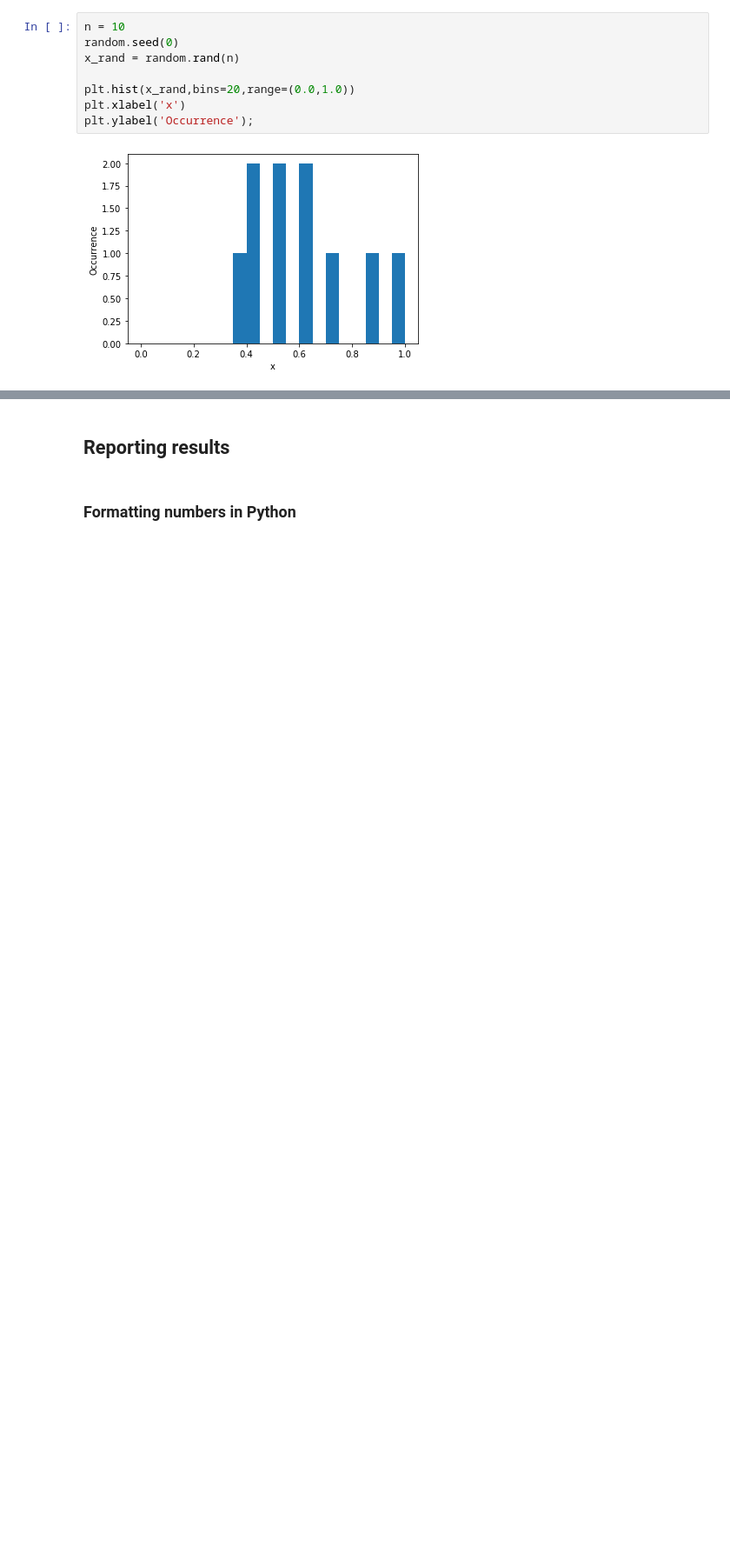
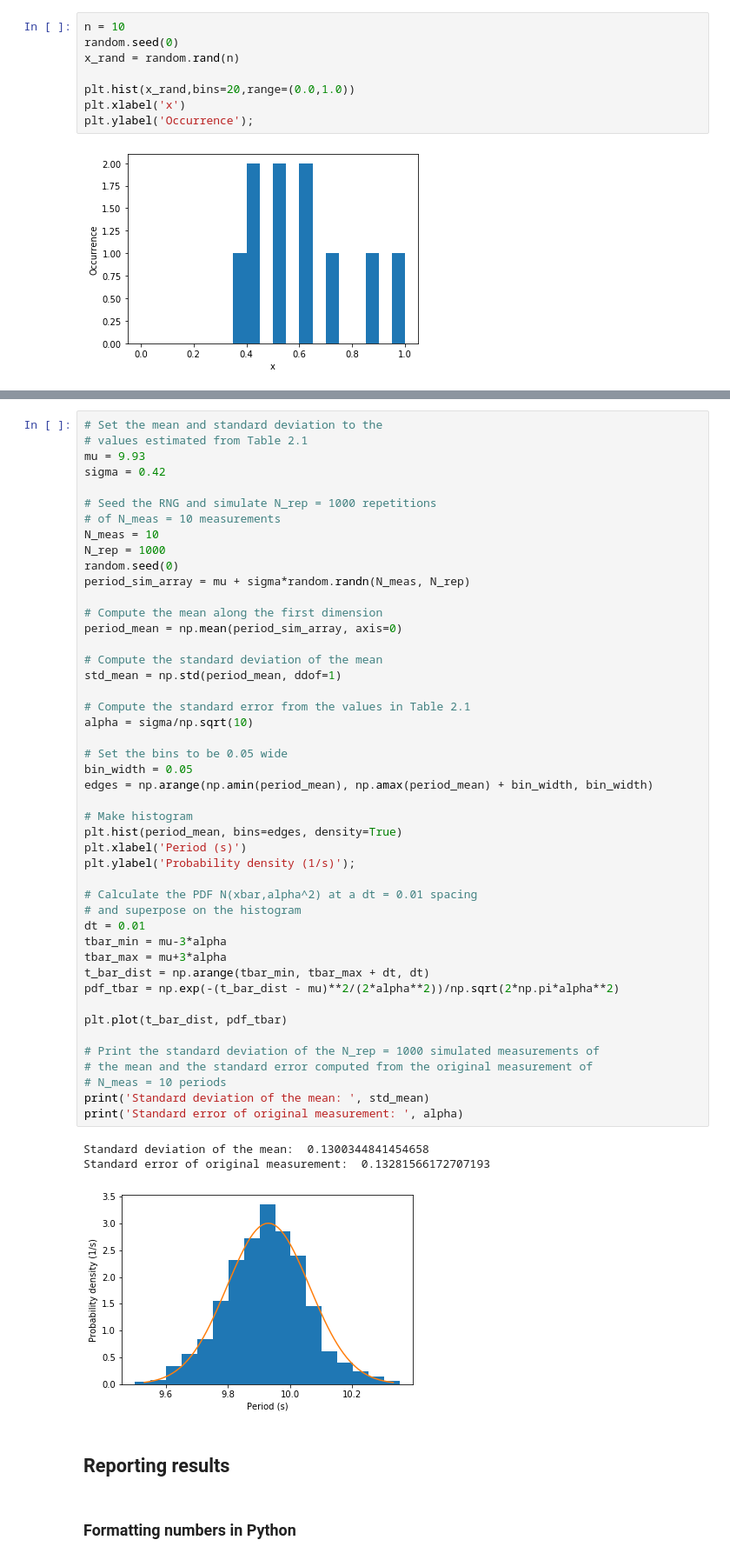
Before and after one commit to jsdodge/data-analysis-python, a Jupyter notebook: notebooks/2.0-Basic-statistics.ipynb, the cells around one changed output, grey strips where cells are left out. Shown at 87% size. Saved outputs shown, nothing was run; the diff lists cells and outputs as text; blank space fills up the shorter version.

```diff
--- a/notebooks/2.0-Basic-statistics.ipynb
+++ b/notebooks/2.0-Basic-statistics.ipynb
@@ -205,3 +424,53 @@ Select this cell and enter your response to Exercise 3 here.
+# %%
+# Set the mean and standard deviation to the
+# values estimated from Table 2.1
+mu = 9.93
+sigma = 0.42
+
+# Seed the RNG and simulate N_rep = 1000 repetitions
+# of N_meas = 10 measurements
+N_meas = 10
+N_rep = 1000
+random.seed(0)
+period_sim_array = mu + sigma*random.randn(N_meas, N_rep)
+
+# Compute the mean along the first dimension
+period_mean = np.mean(period_sim_array, axis=0)
+
+# Compute the standard deviation of the mean
+std_mean = np.std(period_mean, ddof=1)
+
+# Compute the standard error from the values in Table 2.1
+alpha = sigma/np.sqrt(10)
+
+# Set the bins to be 0.05 wide
+bin_width = 0.05
+edges = np.arange(np.amin(period_mean), np.amax(period_mean) + bin_width, bin_width)
+
+# Make histogram
+plt.hist(period_mean, bins=edges, density=True)
+plt.xlabel('Period (s)')
+plt.ylabel('Probability density (1/s)');
+
+# Calculate the PDF N(xbar,alpha^2) at a dt = 0.01 spacing
+# and superpose on the histogram
+dt = 0.01
+tbar_min = mu-3*alpha
+tbar_max = mu+3*alpha
+t_bar_dist = np.arange(tbar_min, tbar_max + dt, dt)
+pdf_tbar = np.exp(-(t_bar_dist - mu)**2/(2*alpha**2))/np.sqrt(2*np.pi*alpha**2)
+
+plt.plot(t_bar_dist, pdf_tbar)
+
+# Print the standard deviation of the N_rep = 1000 simulated measurements of
+# the mean and the standard error computed from the original measurement of
+# N_meas = 10 periods
+print('Standard deviation of the mean: ', std_mean)
+print('Standard error of original measurement: ', alpha)
+# %% [output]
+Standard deviation of the mean:  0.1300344841454658
+Standard error of original measurement:  0.13281566172707193
+[figure, added]
 # %% [markdown]
 ## Reporting results
 # %% [markdown]
```
Also changed, not shown: parts of 85 cells of this notebook, 1 other file.
